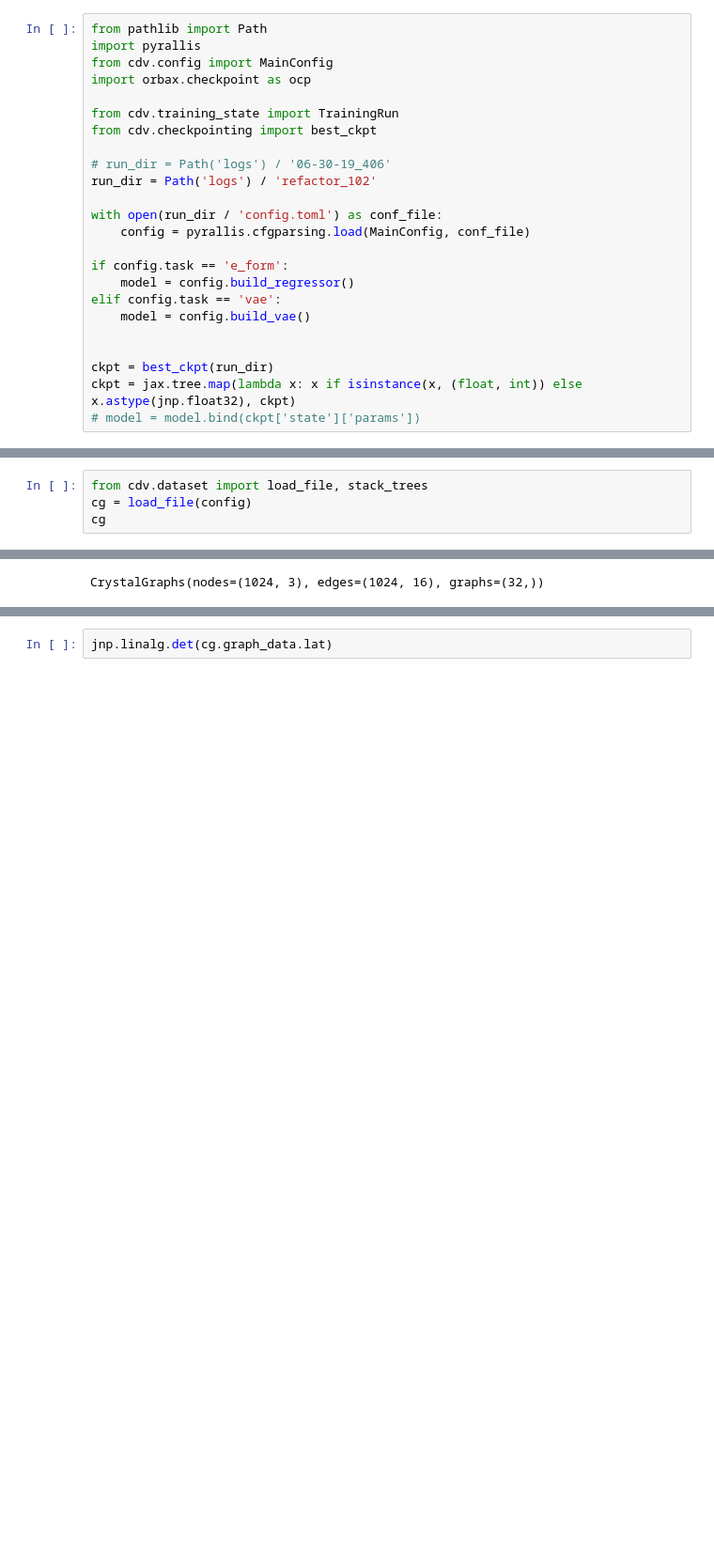
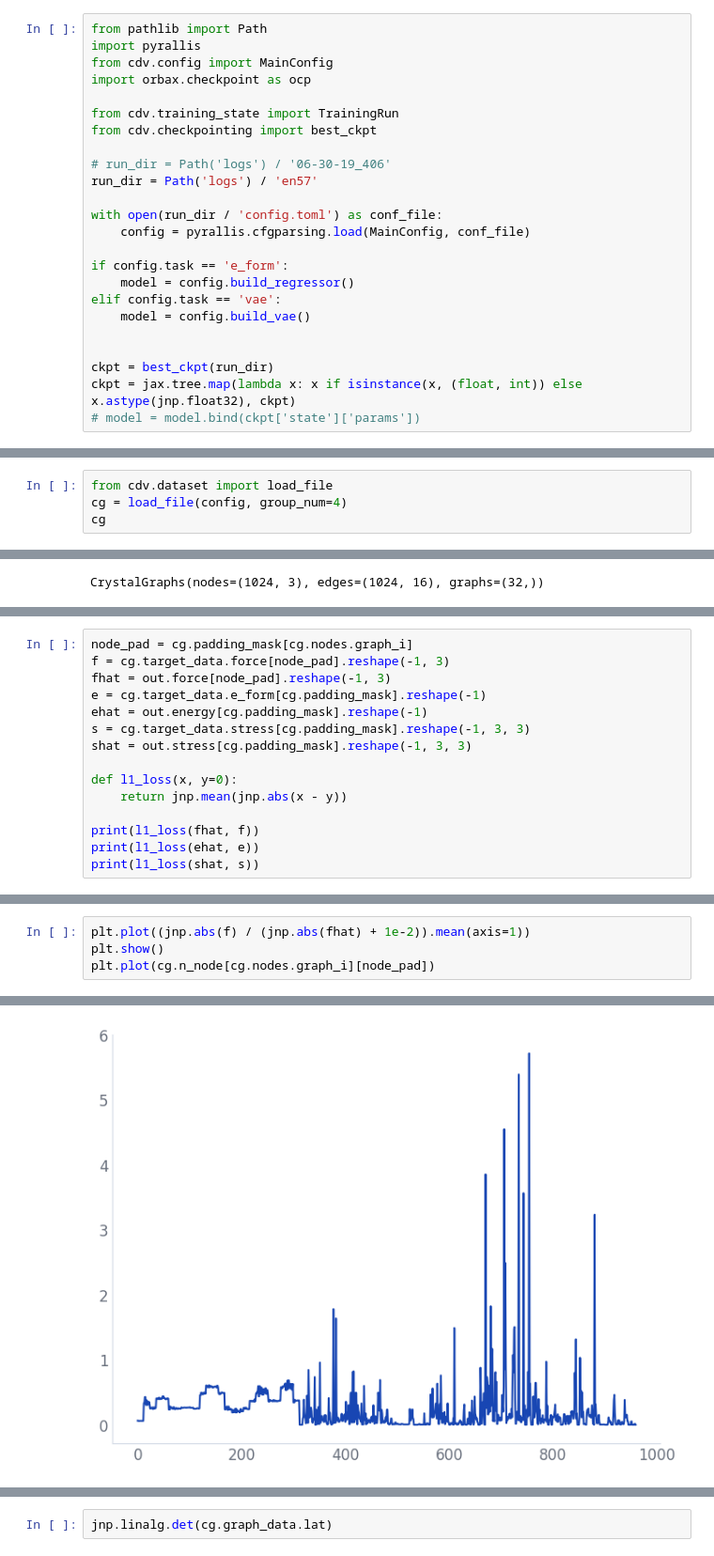
Before and after one commit to nicholas-miklaucic/facet, a Jupyter notebook: notebooks/regression_loss.ipynb, the cells around one changed output, grey strips where cells are left out. Shown at 94% size. Cells and saved outputs as stored; diff of their text form; blank space fills up the shorter version.

Commit message:
Model visualization

```diff
--- a/notebooks/regression_loss.ipynb
+++ b/notebooks/regression_loss.ipynb
@@ -30,7 +30,7 @@ from cdv.training_state import TrainingRun
 from cdv.checkpointing import best_ckpt
 
 # run_dir = Path('logs') / '06-30-19_406'
-run_dir = Path('logs') / 'refactor_102'
+run_dir = Path('logs') / 'en57'
 
 with open(run_dir / 'config.toml') as conf_file:
     config = pyrallis.cfgparsing.load(MainConfig, conf_file)
@@ -53,6 +53,6 @@ Finished restoring checkpoint from /home/nmiklaucic/cdv/logs/refactor_102/final_
 # %%
-from cdv.dataset import load_file, stack_trees
-cg = load_file(config)
+from cdv.dataset import load_file
+cg = load_file(config, group_num=4)
 cg
 # %% [output]
 [interactive output not drawn]
@@ -83,3 +83,18 @@ EFSOutput(
         [-0.00000000e+00, -0.00000000e+00, -0.00000000e+00],
         [-0.00000000e+00, -0.00000000e+00, -0.00000000e+00]]],      dtype=float32)
 )
+# %%
+node_pad = cg.padding_mask[cg.nodes.graph_i]
+f = cg.target_data.force[node_pad].reshape(-1, 3)
+fhat = out.force[node_pad].reshape(-1, 3)
+e = cg.target_data.e_form[cg.padding_mask].reshape(-1)
+ehat = out.energy[cg.padding_mask].reshape(-1)
+s = cg.target_data.stress[cg.padding_mask].reshape(-1, 3, 3)
+shat = out.stress[cg.padding_mask].reshape(-1, 3, 3)
+
+def l1_loss(x, y=0):
+    return jnp.mean(jnp.abs(x - y))
+
+print(l1_loss(fhat, f))
+print(l1_loss(ehat, e))
+print(l1_loss(shat, s))
@@ -85,0 +184,5 @@ EFSOutput(
+# %%
+plt.plot((jnp.abs(f) / (jnp.abs(fhat) + 1e-2)).mean(axis=1))
+plt.show()
+plt.plot(cg.n_node[cg.nodes.graph_i][node_pad])
+# %% [output]
@@ -85,0 +190 @@ EFSOutput(
+[figure, added]
```
Also changed, not shown: parts of 16 cells of this notebook, 5 other files.
